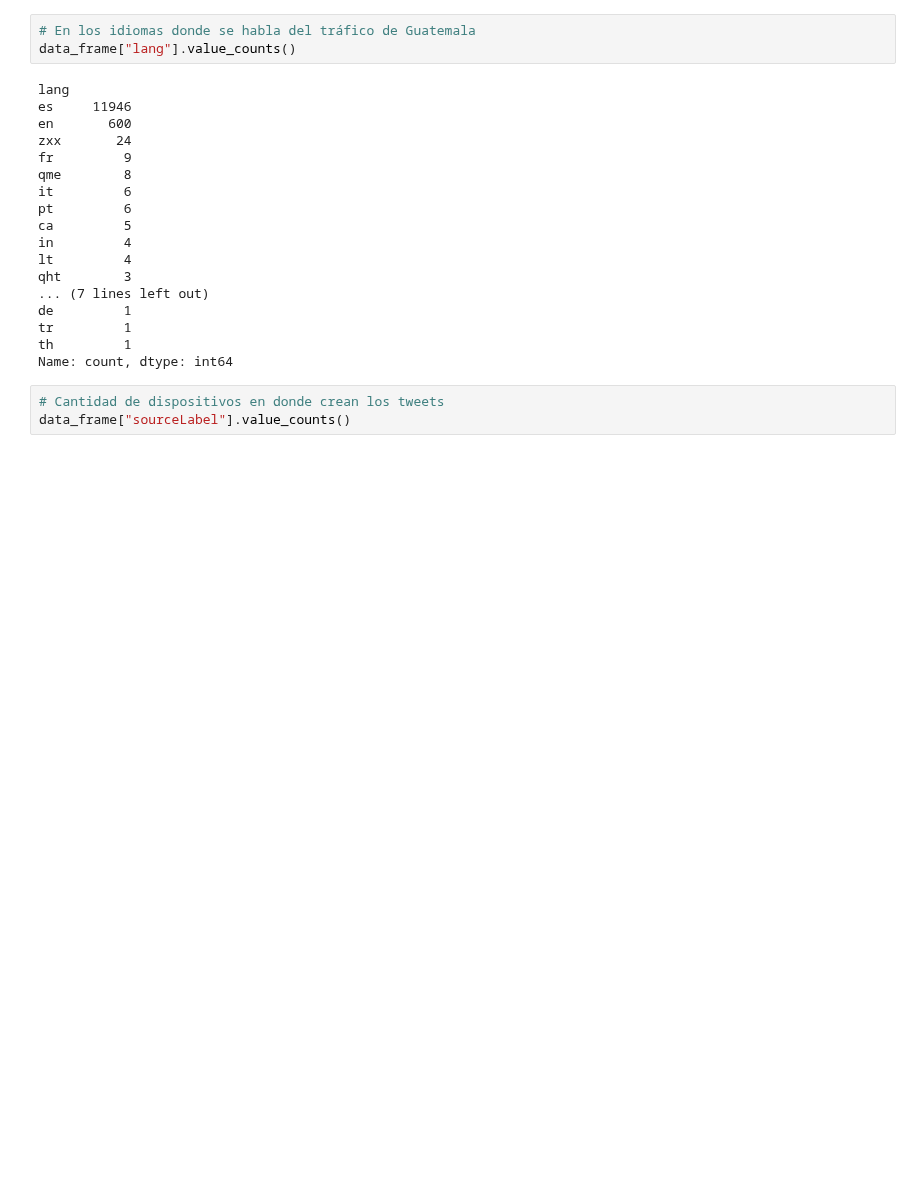
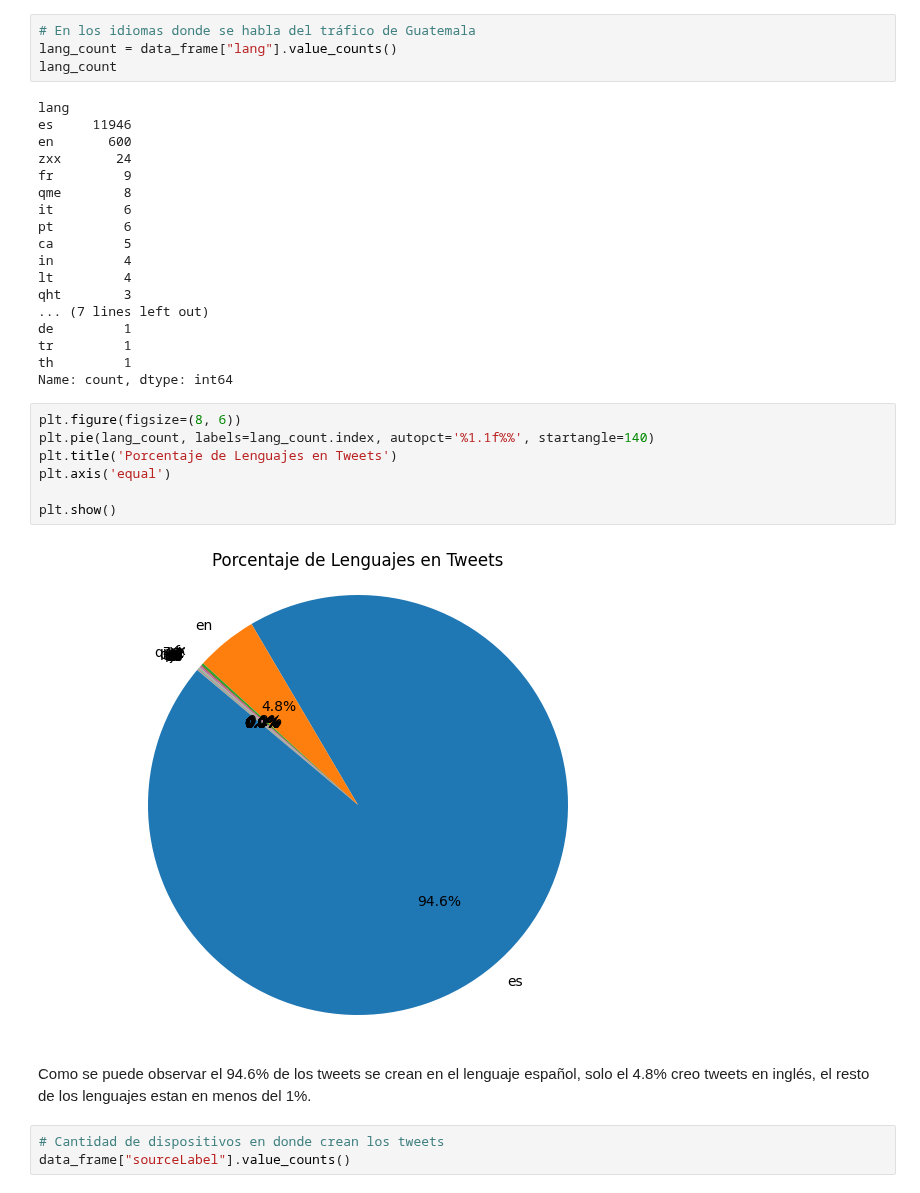
Before and after one commit to CrisLayB/DataScience_Lab06, a Jupyter notebook: Lab6Problema1.ipynb, the cells around one changed output. Saved outputs shown, nothing was run; the diff lists cells and outputs as text; blank space fills up the shorter version.

```diff
--- a/Lab6Problema1.ipynb
+++ b/Lab6Problema1.ipynb
@@ -221,7 +271,8 @@ data_frame
 #### 4. Análisis exploratorio y serie de insights que se puedan seguir investigando
 # %%
 # En los idiomas donde se habla del tráfico de Guatemala
-data_frame["lang"].value_counts()
+lang_count = data_frame["lang"].value_counts()
+lang_count
 # %% [output]
 lang
 es     11946
@@ -240,6 +291,17 @@ de         1
 tr         1
 th         1
 Name: count, dtype: int64
+# %%
+plt.figure(figsize=(8, 6))
+plt.pie(lang_count, labels=lang_count.index, autopct='%1.1f%%', startangle=140)
+plt.title('Porcentaje de Lenguajes en Tweets')
+plt.axis('equal')
+
+plt.show()
+# %% [output]
+[figure, added]
+# %% [markdown]
+Como se puede observar el 94.6% de los tweets se crean en el lenguaje español, solo el 4.8% creo tweets en inglés, el resto de los lenguajes estan en menos del 1%.
 # %%
 # Cantidad de dispositivos en donde crean los tweets
 data_frame["sourceLabel"].value_counts()
```
Also changed, not shown: parts of 31 cells of this notebook, 1 other file.
